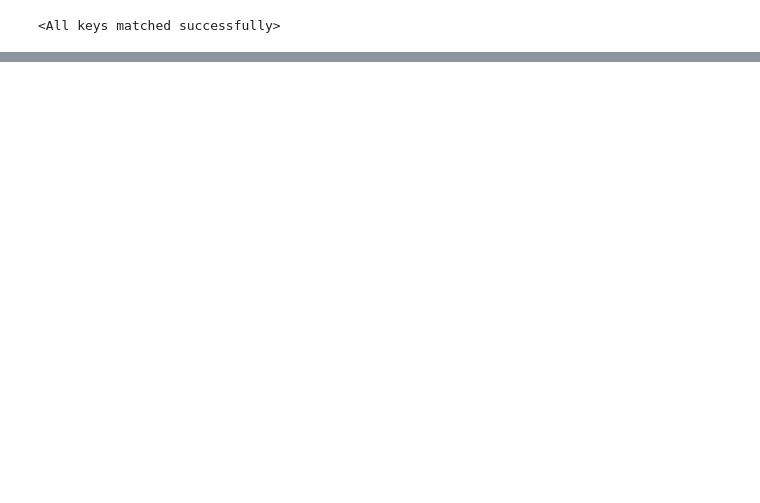
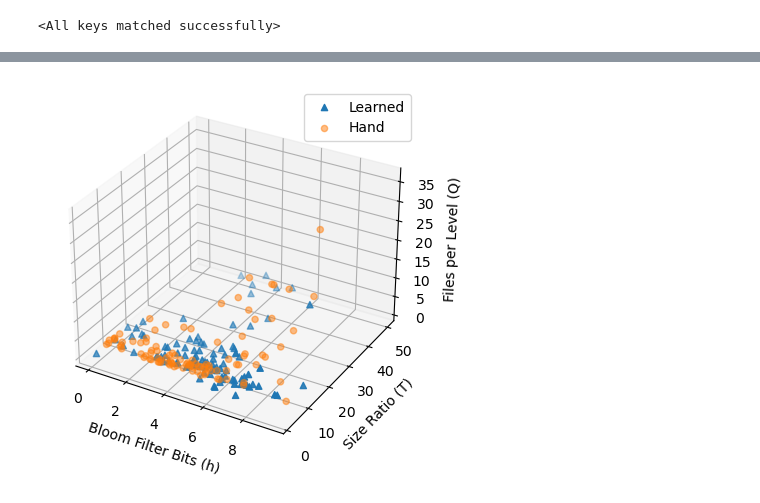
Before and after one commit to ephoris/endure-jupyter, a Jupyter notebook: model-notebooks/model-opt.ipynb, the cells around one changed output, grey strips where cells are left out. Drawn from its saved outputs; the diff is of its cells as text; code cells hidden in the pictures; blank space fills up the shorter version.

```diff
--- a/model-notebooks/model-opt.ipynb
+++ b/model-notebooks/model-opt.ipynb
@@ -278,8 +309,10 @@ def generate_configurations():
     df = []
     for wl in tqdm(config_model['workloads']):
         z0, z1, q, w = (wl['z0'], wl['z1'], wl['q'], wl['w'])
-        learn = optimize(func=lambda x: cost_func_learned(x, wl), eps=1e-3)
-        hand = optimize(func=lambda x: cost_func_objective(x, wl), eps=1e-3)
+        learn = optimize(func=lambda x: cost_func_learned(x, wl),
+                         eps=1e-3)
+        hand = optimize(func=lambda x: cost_func_objective(x, wl),
+                        eps=1e-3)
         df.append({
             'id': wl['id'],
             'wl': wl,
@@ -303,20 +336,31 @@ def gen_workload_heat(samples=10):
     for _ in tqdm(range(samples)):
         z0, z1, q, w = sample_workload(dimensions=4)
         wl = {'z0': z0, 'z1': z1, 'q': q, 'w': w}
-        learn = optimize(func=lambda x: cost_func_learned(x, wl), eps=1e-3, display=False)
-        hand = optimize(func=lambda x: cost_func_objective(x, wl), eps=1e-3, display=False)
+        learn = optimize(func=lambda x: cost_func_learned(x, wl),
+                         eps=1e-2, display=False)
+        hand = optimize(func=lambda x: cost_func_objective(x, wl),
+                        eps=1e-6, display=False)
         cost_learn = cost_func_objective(learn.x, wl)
         cost_hand = cost_func_objective(hand.x, wl)
         df.append({
-            'wl': wl,
-            'learn': learn,
-            'hand': hand,
+            'z0': wl['z0'],
+            'z1': wl['z1'],
+            'q': wl['q'],
+            'w': wl['w'],
+            'learn_status': learn['status'],
+            'learn_h': learn.x[0],
+            'learn_T': learn.x[1],
+            'learn_Q': learn.x[2],
+            'hand_status': hand['status'],
+            'hand_h': hand.x[0],
+            'hand_T': hand.x[1],
+            'hand_Q': hand.x[2],
             'cost_learn': cost_learn,
             'cost_hand': cost_hand,
         })
     return pd.DataFrame(df)
 # %%
-df = gen_workload_heat(500)
+df = gen_workload_heat(100)
 # %%
 df['delta'] = (df['cost_hand'] - df['cost_learn'])
 n, bins, patches = plt.hist(x=df['delta'], bins='auto', density=True)
@@ -338,0 +401,12 @@ df_tmp
+# %%
+fig = plt.figure()
+ax = fig.add_subplot(projection='3d')
+ax.scatter(xs=df['learn_h'], ys=df['learn_T'], zs=df['learn_Q'], marker='^', label='Learned')
+ax.scatter(xs=df['hand_h'], ys=df['hand_T'], zs=df['hand_Q'], marker='o', label='Hand', alpha=0.5)
+ax.set_xlabel('Bloom Filter Bits (h)')
+ax.set_ylabel('Size Ratio (T)')
+ax.set_zlabel('Files per Level (Q)')
+ax.legend()
+plt.show()
+# %% [output]
+[figure, added]
```
Also changed, not shown: parts of 22 cells of this notebook.
